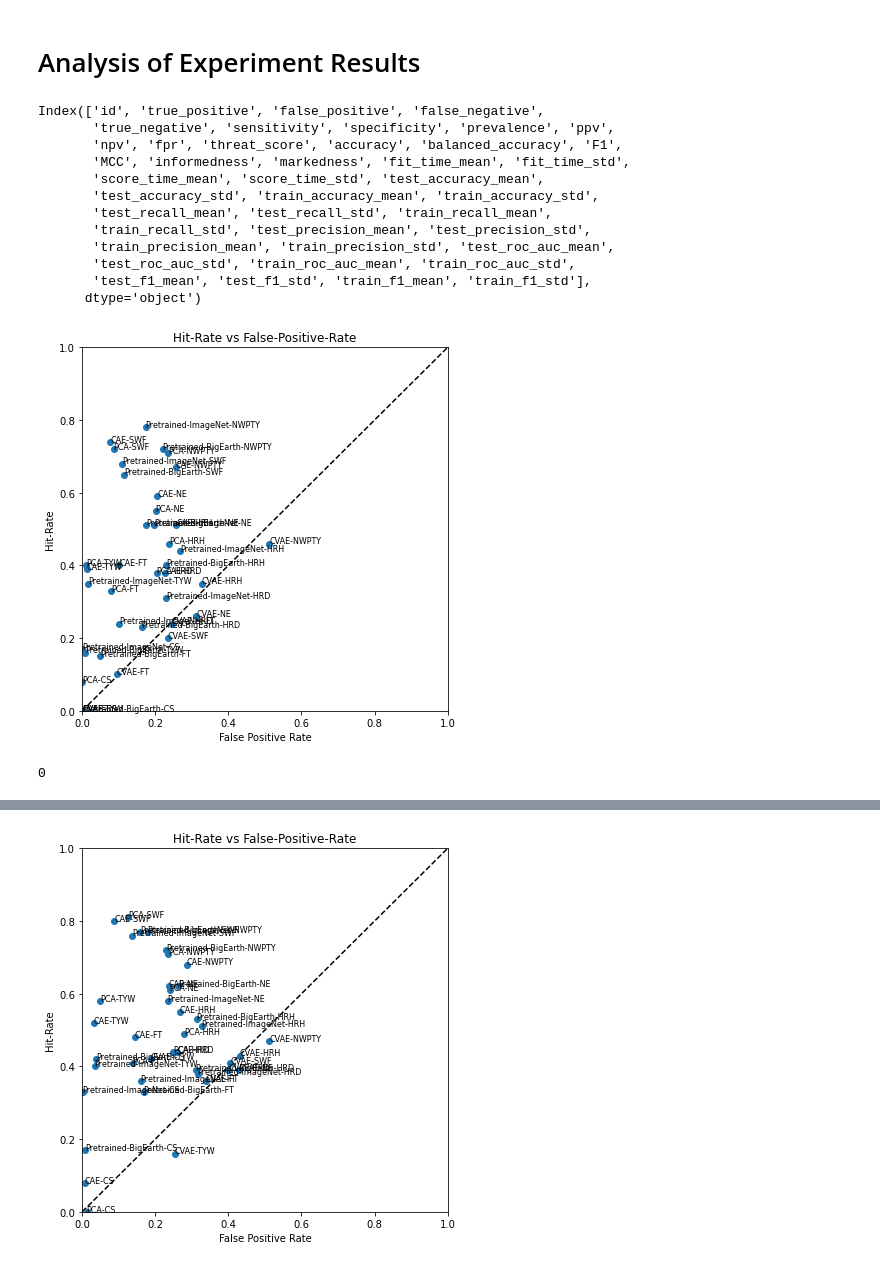
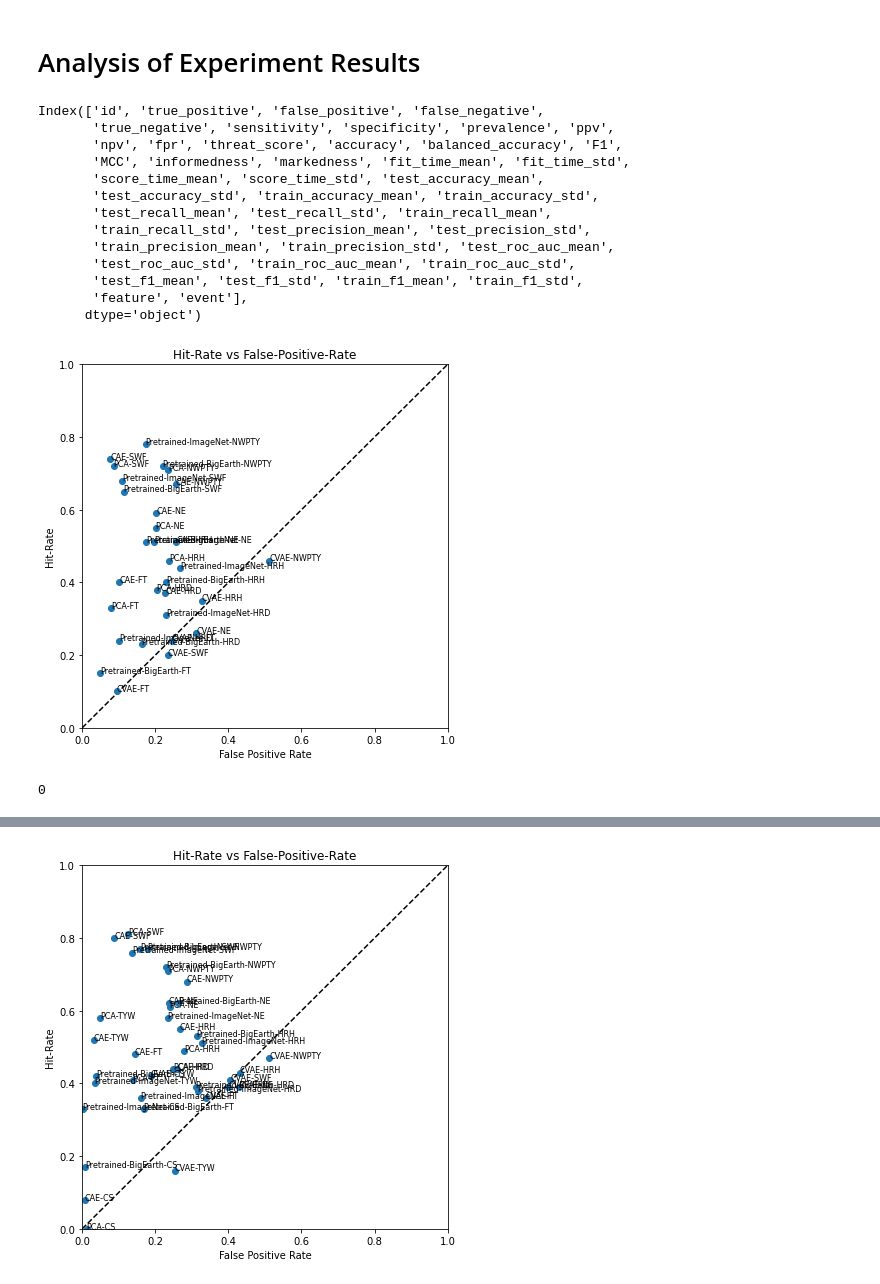
Before and after one commit to tingsyo/course_2021Q1_ML_for_Atmospheric_Sciences, a Jupyter notebook: notebook/11_Analysis_of_experiement_results.ipynb, the cells around one changed output, grey strips where cells are left out. Cells and saved outputs as stored; diff of their text form; code cells hidden in the pictures.

```diff
--- a/notebook/11_Analysis_of_experiement_results.ipynb
+++ b/notebook/11_Analysis_of_experiement_results.ipynb
@@ -7,7 +7,7 @@ import pandas as pd
 import numpy as np
 import os, csv
 
-res = pd.read_csv('../workspace/exp_results_default.csv')
+res = pd.read_csv('../workspace/exp_default.csv')
 print(res.columns)
 
 
@@ -16,35 +16,36 @@ def plot_roc_curve(metrics):
     plt.figure(figsize=(6,6))
     plt.title('Hit-Rate vs False-Positive-Rate')
     plt.plot([0, 1], [0, 1], 'k--')
     plt.plot(metrics['fpr'],metrics['sensitivity'], 'o')
     plt.xlim((0, 1.))
     plt.ylim((0, 1.))
     plt.xlabel('False Positive Rate')
     plt.ylabel('Hit-Rate')
     # Add IDs
     for i in range(metrics.shape[0]):
         tmp = metrics.iloc[i,:]
         plt.annotate(tmp['id'], (tmp['fpr'], tmp['sensitivity']), size=8)
     # Wrap up
     plt.tight_layout()
     plt.show()
     return(0)
 
 plot_roc_curve(res)
 # %% [output]
 Index(['id', 'true_positive', 'false_positive', 'false_negative',
        'true_negative', 'sensitivity', 'specificity', 'prevalence', 'ppv',
        'npv', 'fpr', 'threat_score', 'accuracy', 'balanced_accuracy', 'F1',
        'MCC', 'informedness', 'markedness', 'fit_time_mean', 'fit_time_std',
        'score_time_mean', 'score_time_std', 'test_accuracy_mean',
        'test_accuracy_std', 'train_accuracy_mean', 'train_accuracy_std',
        'test_recall_mean', 'test_recall_std', 'train_recall_mean',
        'train_recall_std', 'test_precision_mean', 'test_precision_std',
        'train_precision_mean', 'train_precision_std', 'test_roc_auc_mean',
        'test_roc_auc_std', 'train_roc_auc_mean', 'train_roc_auc_std',
-       'test_f1_mean', 'test_f1_std', 'train_f1_mean', 'train_f1_std'],
+       'test_f1_mean', 'test_f1_std', 'train_f1_mean', 'train_f1_std',
+       'feature', 'event'],
       dtype='object')
-[figure, old version]
+[figure, new version]
 0
 # %%
 # Meta Analysis
```
Also changed, not shown: parts of 3 cells of this notebook, 9 other files.
